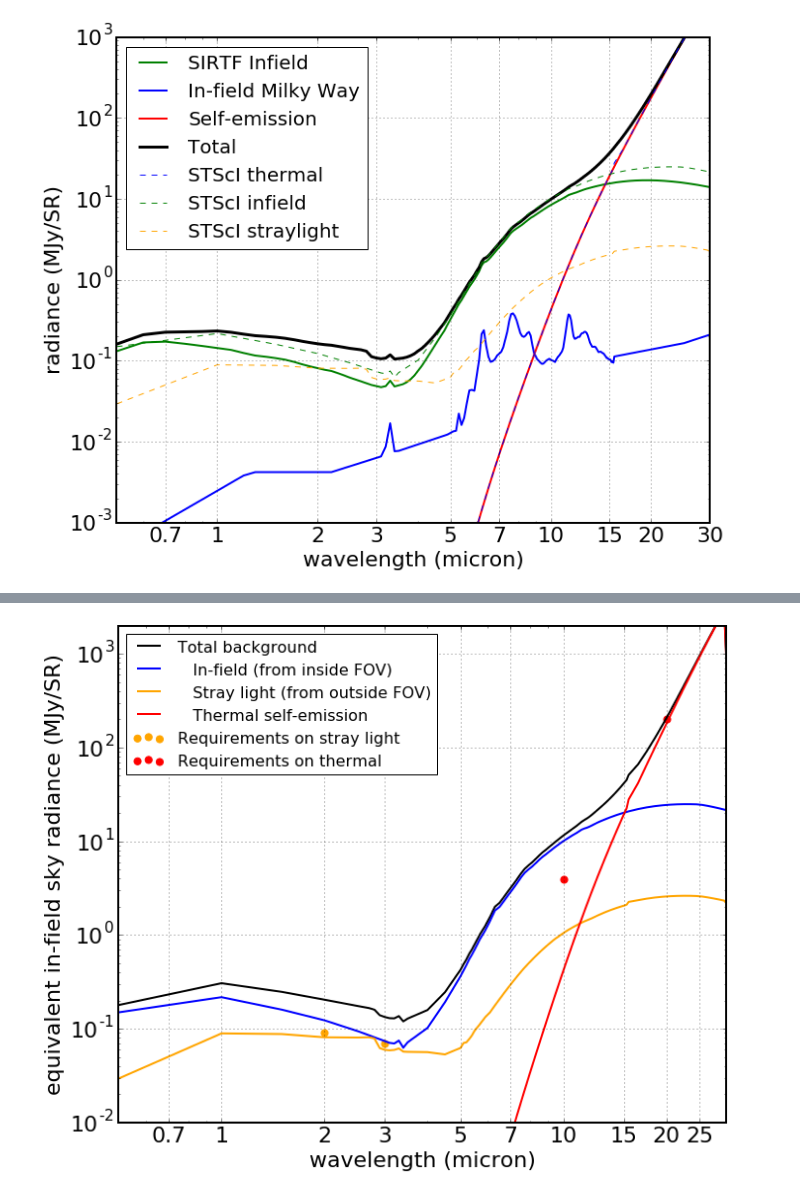
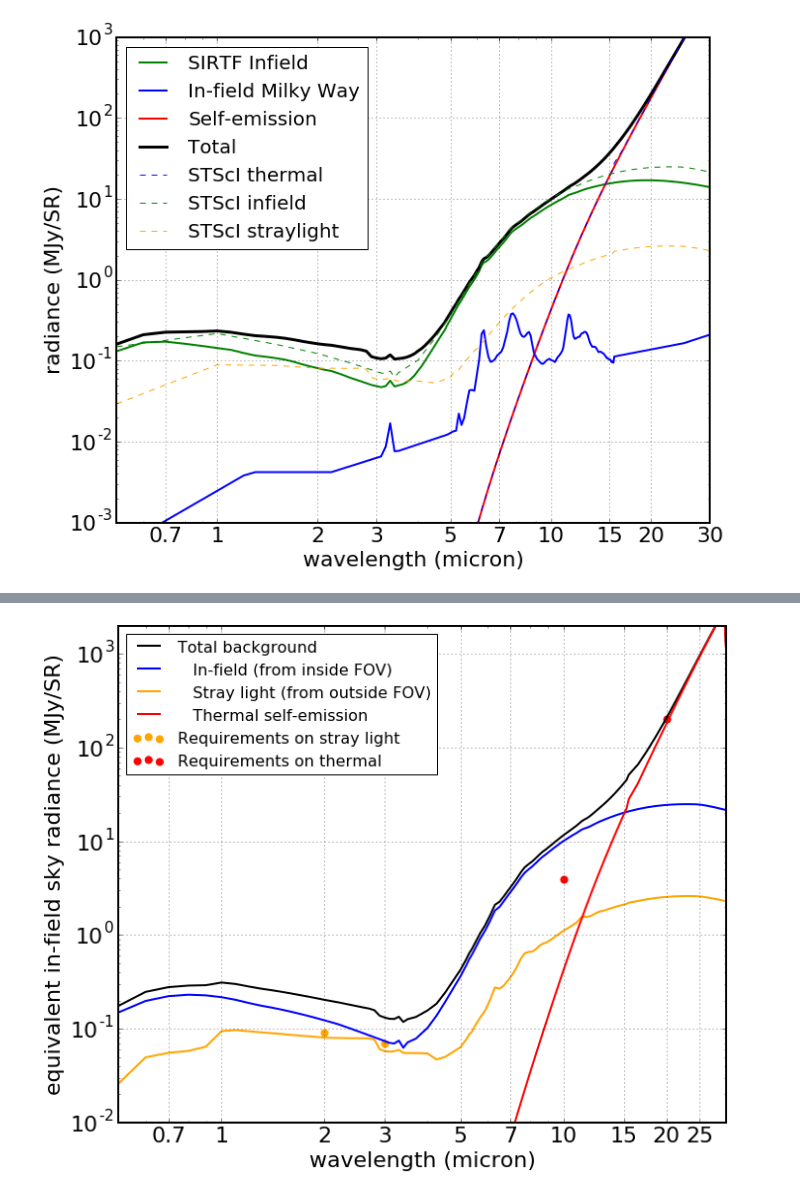
Before and after one commit to janerigby/NB, a Jupyter notebook: Illustrative plots of JWST backgrounds.ipynb, the cells around one changed output, grey strips where cells are left out. Cells and saved outputs as stored; diff of their text form; code cells hidden in the pictures.

```diff
--- a/Illustrative plots of JWST backgrounds.ipynb
+++ b/Illustrative plots of JWST backgrounds.ipynb
@@ -42,3 +42,8 @@ stsci_df.head()
 | 2 | 1.5 | 0.247307 | 0.0 | 0.087651 | 0.159656 |
 | 3 | 2.0 | 0.203855 | 0.0 | 0.080966 | 0.122889 |
 | 4 | 2.5 | 0.174696 | 0.0 | 0.080478 | 0.094217 |
+# %%
+# compare to bkg file I made using ETC
+myfile = "bkg_1.2minzody_fromETCrun112016.fits"
+mydf = Table.read(myfile).to_pandas()
+mydf.head()
@@ -100,22 +139,22 @@ plt.legend(loc=2, fontsize=20)
 # %%
-#Let's make a new plot for publication, using STScI's file.
-plt.plot(stsci_df.wavelength, stsci_df.background, label="Total background", linewidth=2, color='k')
-plt.plot(stsci_df.wavelength, stsci_df.infield, label="   In-field (from inside FOV)", linewidth=2)
-plt.plot(stsci_df.wavelength, stsci_df.straylight, label="   Stray light (from outside FOV)", linewidth=2, color='orange')
-plt.plot(stsci_df.wavelength, stsci_df.thermal, label="   Thermal self-emission", linewidth=2, color='red')
+#Let's make a new plot for publication, using my new (nov 2016) bkg file
+plt.plot(mydf.wavelength, mydf.background, label="Total background", linewidth=2, color='k')
+plt.plot(mydf.wavelength,mydf.infield, label="   In-field (from inside FOV)", linewidth=2)
+plt.plot(mydf.wavelength, mydf.straylight, label="   Stray light (from outside FOV)", linewidth=2, color='orange')
+plt.plot(mydf.wavelength, mydf.thermal, label="   Thermal self-emission", linewidth=2, color='red')
 plt.scatter((2., 3.), (0.09, 0.07), s=50, label="Requirements on stray light", color="orange")
 plt.scatter((10., 20.), (3.9, 200), s=50, label="Requirements on thermal", color="red")
 
 plt.legend(loc=2, fontsize=16)
 plt.grid()
 plt.yscale('log')
 plt.xscale('log')
 plt.xlim(0.5,29.9)
 plt.ylim(1E-2,2E3)
 plt.xlabel("wavelength (micron)")
 plt.ylabel("equivalent in-field sky radiance (MJy/SR)")
 label_x = (0.7,1,2,3,5,7,10,15,20,25)
 plt.xticks(label_x, label_x)
 plt.savefig('jwst_primer_backgrounds_new.pdf')
 # %% [output]
-[figure, old version]
+[figure, new version]
```
Also changed, not shown: parts of 3 cells of this notebook, 3 other files.
